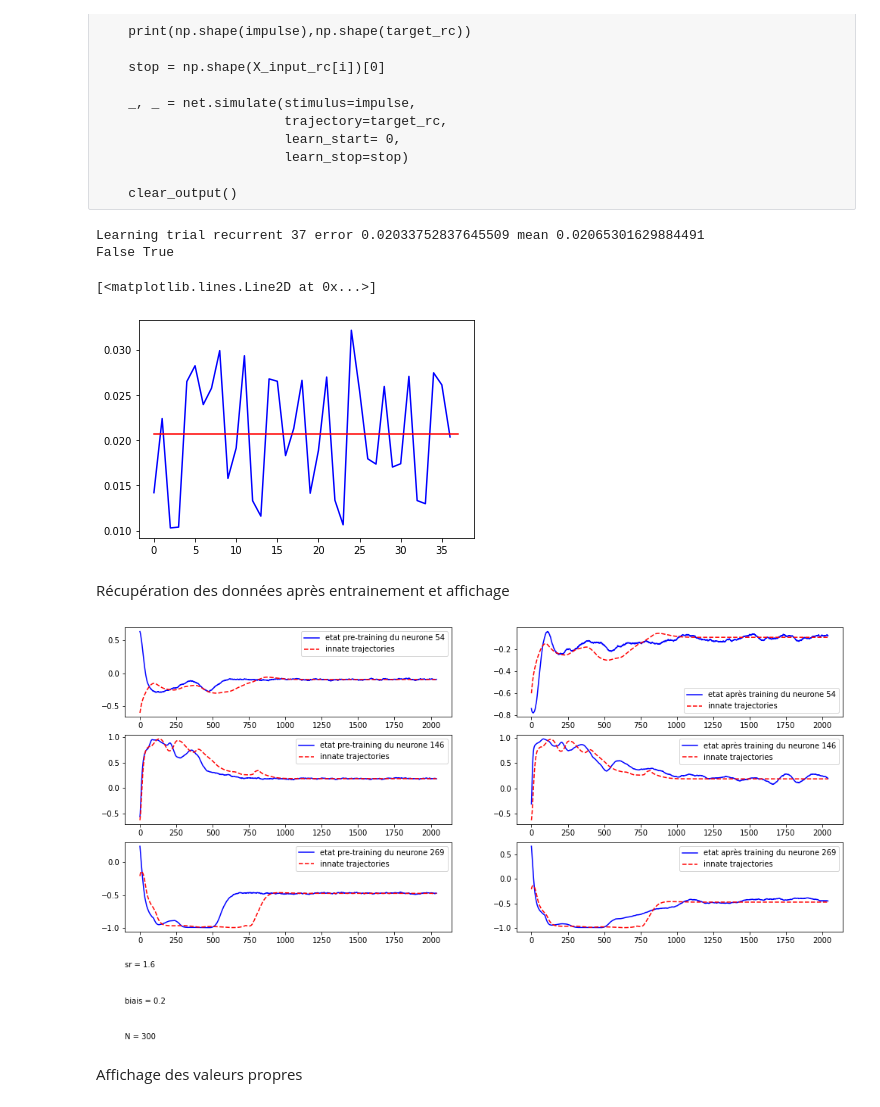
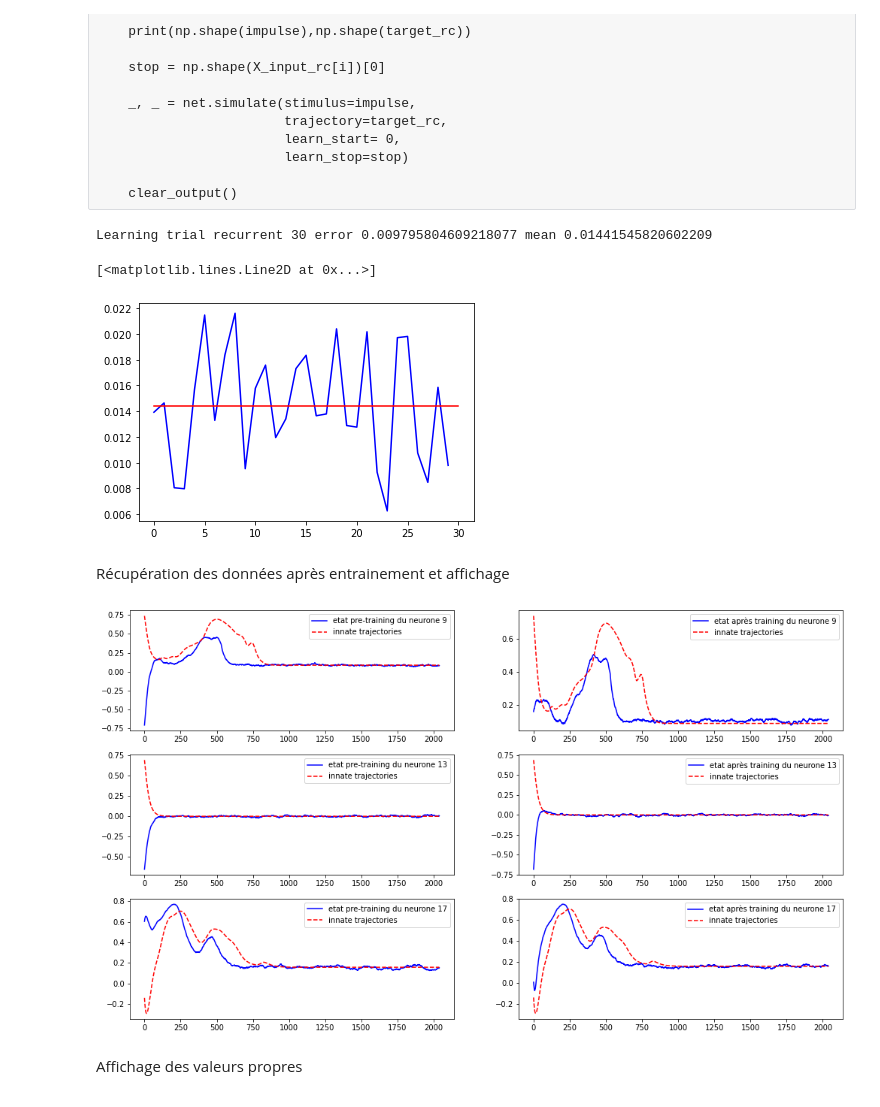
Before and after one commit to pCroiz/Stage-Mnemosyne, a Jupyter notebook: Script/main_script.ipynb, the cells around one changed output. Cells and saved outputs as stored; diff of their text form; code cells hidden in the pictures.

Commit message:
amélioration du script, automatisation sur le main des tests

```diff
--- a/Script/main_script.ipynb
+++ b/Script/main_script.ipynb
@@ -99,7 +98,7 @@ ampl_int = 5 #Amplitude d'entrée
 # %% [markdown]
 Données du réservoir
 # %%
-N = 2100//7 #Nombre de neurones dans le réservoir
+N = 2100//100 #Nombre de neurones dans le réservoir
 M = 12 #Nombres d'entrées
 No = 3 #Nombres de sorties
 tau = 25*10e-3
@@ -391,14 +129,0 @@ Ensuite on le test sur les 10 chiffres du même sujet et sur la même entrée
-# %%
-#Récupération de l'entrée et du sujet
-indS,indU= 1,3
-
-chiffre_pred=[]
-
-#On calcule la prédictions pour chacun des 10 chiffres
-for i in range(10):
-
-    #Récupération de l'entrée
-    X_test = np.transpose(c.entrance_cocleogram(indS,indU,i,data,transcription))
-
-    #On fait tourner le réservoir
-    chiffre_pred.append(model.run(X_test))
@@ -414,12 +135,12 @@ Problème :
   - entrainement du RLS s'arrete quand l'erreur tend asymptotiquement vers une valeur
 # %%
 
-W_rec = copy.deepcopy(W)
+Wrec = copy.deepcopy(W)
 I0 = 0.05
 
 net = RecurrentNetwork(
     W_in = Win,
-    W_rec = W_rec,
+    W_rec = Wrec,
     W_out = Wout,
     Ni = M, # Number of inputs
     N = N, # Number of recurrent neurons
@@ -557,7 +278,7 @@ for i in tqdm(range(nb_learning_trials_rec)):
 ####################
 
 nb_learning_trials_rec = 0
-epsilon = 0.001
+epsilon = 1
 error_total=[]
 e = 1
 mean_error = 0
@@ -589,42 +310,22 @@ while nb_learning_trials_rec < len(X_input_rc) or e < mean_error-epsilon or e >
 
 
     print('Learning trial recurrent', nb_learning_trials_rec,'error',e,"mean",mean_error)
-    print(e < mean_error-epsilon,e > mean_error-epsilon)
 plt.plot(error_total,"b")
 plt.plot([0,len(error_total)],[mean_error,mean_error],"-r")
 # %% [output]
-Learning trial recurrent 37 error 0.02033752837645509 mean 0.02065301629884491
-False True
+Learning trial recurrent 30 error 0.009795804609218077 mean 0.01441545820602209
 [<matplotlib.lines.Line2D at 0x...>]
-[figure, old version]
+[figure, new version]
 # %% [markdown]
 Récupération des données après entrainement et affichage
 # %%
 post_training, _ = net.simulate(stimulus = X_input_rc[0])
 
 post_training = np.squeeze(post_training,axis =2)
 
-fig,ax = plt.subplots(figsize=(17,10),nrows = 4,ncols=2)
-
-for i in range(3):
-    neuron = randint(1,N)
-    ax[i,0].plot(pre_training[:,neuron],"b",label = "etat pre-training du neurone " + str(neuron))
-    ax[i,0].plot(pre_training_target[:,neuron],'--r',label = "innate trajectories")
-    ax[i,0].legend()
-
-    ax[i,1].plot(post_training[:,neuron],"b",label = "etat après training du neurone " + str(neuron))
-    ax[i,1].plot(pre_training_target[:,neuron],'--r',label = "innate trajectories")
-    ax[i,1].legend()
-
-
-ax[3,0].text(0,0,"N = "+str(N))
-ax[3,0].text(0,0.4,"biais = "+str(biais))
-ax[3,0].text(0,0.8,"sr = "+str(sr))
-ax[3,0].set_axis_off()
-
-ax[3,1].set_axis_off()
+a.pre_post_affichage(N,pre_training,pre_training_target,post_training)
 # %% [output]
-[figure, old version]
+[figure, new version]
 # %% [markdown]
 Affichage des valeurs propres
 # %%
```
Also changed, not shown: parts of 53 cells of this notebook, 1 other file.
